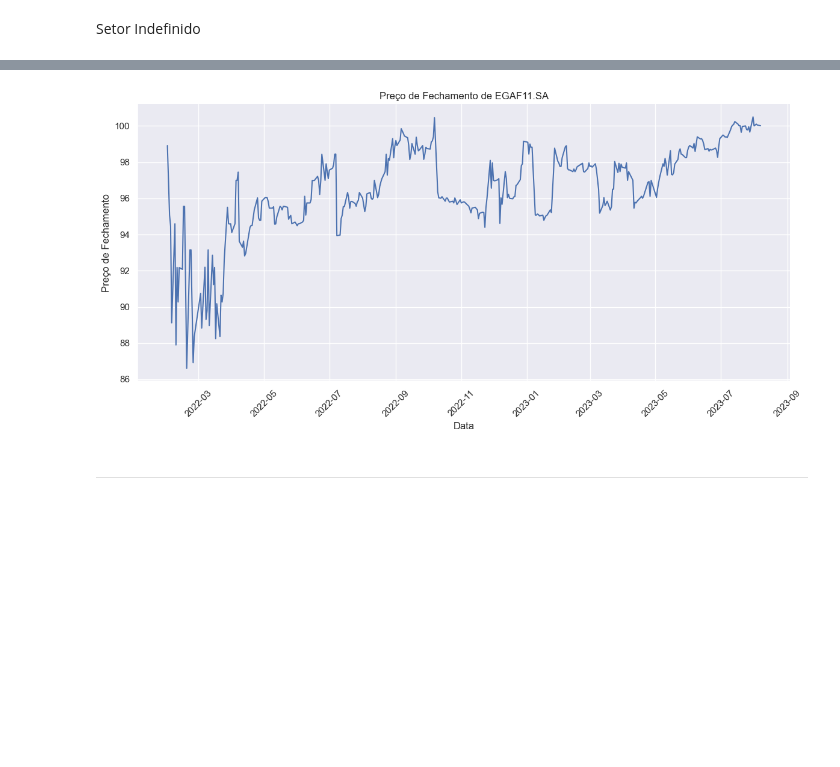
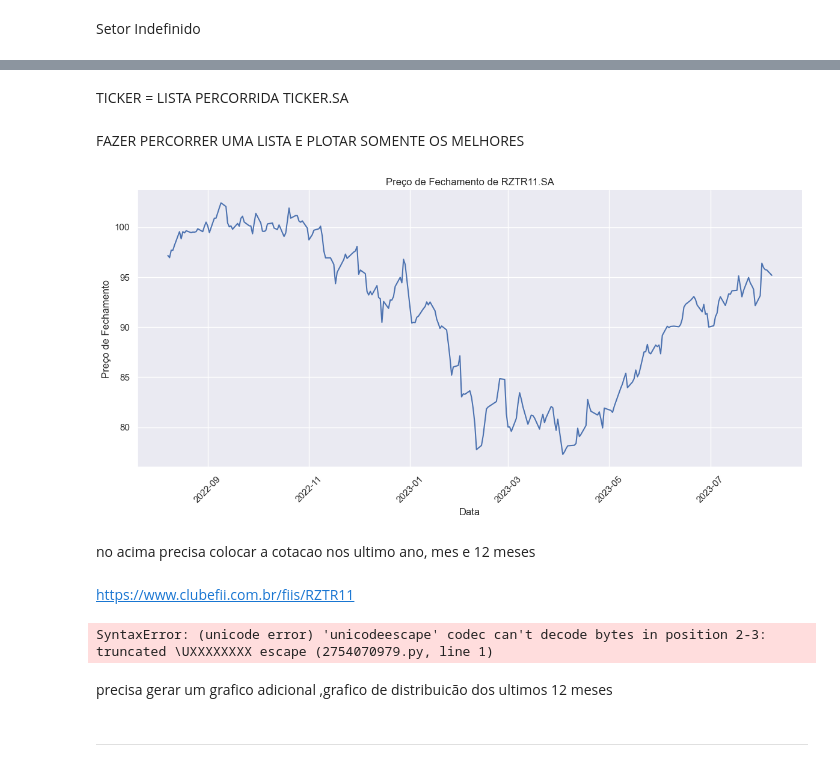
Before and after one commit to Riguini/Fundos-imobiliarios-FIIS-, a Jupyter notebook: FIIS.ipynb, the cells around one changed output, grey strips where cells are left out. Drawn from its saved outputs; the diff is of its cells as text; code cells hidden in the pictures; blank space fills up the shorter version.

```diff
--- a/FIIS.ipynb
+++ b/FIIS.ipynb
@@ -438,34 +534,49 @@ df_indefinido.head(10)
+# %% [markdown]
+TICKER = LISTA PERCORRIDA
+TICKER.SA
+# %% [markdown]
+FAZER PERCORRER UMA LISTA E PLOTAR SOMENTE OS MELHORES
 # %%
 import yfinance as yf
 import matplotlib.pyplot as plt
 import seaborn as sns
 
 # Defina o estilo seaborn
 sns.set_theme(style="darkgrid")
 
 # Defina o ticker que você deseja obter (EGAF11.SA)
-ticker = "EGAF11.SA"
+ticker = "RZTR11.SA"
 
 # Crie um objeto Ticker usando yfinance
 fund = yf.Ticker(ticker)
 
 # Obtenha os dados históricos
-start_date = "2022-01-31"
+start_date = "2022-08-08"
 end_date = "2023-08-08"
 historical_data = fund.history(start=start_date, end=end_date)
 
 # Crie um gráfico de linha mais bonito com os dados de preço de fechamento
 plt.figure(figsize=(12, 6))
 plt.plot(historical_data.index, historical_data['Close'], marker='', linestyle='-', color='b')
 plt.title(f"Preço de Fechamento de {ticker}")
 plt.xlabel("Data")
 plt.ylabel("Preço de Fechamento")
 plt.xticks(rotation=45)  # Rotação dos rótulos do eixo x para melhor legibilidade
 sns.despine()  # Remover as bordas do gráfico
 plt.tight_layout()  # Ajustar o layout
 plt.show()
 # %% [output]
-[figure, old version]
+[figure, new version]
+# %% [markdown]
+no acima precisa colocar a cotacao nos ultimo ano, mes e 12 meses
+# %% [markdown]
+https://www.clubefii.com.br/fiis/RZTR11
+# %%
+"C:\Users\dougl\OneDrive\Imagens\fiis teste de imagem.jpg"
+# %% [output]
+SyntaxError: (unicode error) 'unicodeescape' codec can't decode bytes in position 2-3: truncated \UXXXXXXXX escape (2754070979.py, line 1)
+# %% [markdown]
+precisa gerar um grafico adicional ,grafico de distribuicão dos ultimos 12 meses
 # %% [markdown]
 ___
 # %% [markdown]
```
Also changed, not shown: parts of 23 cells of this notebook.
